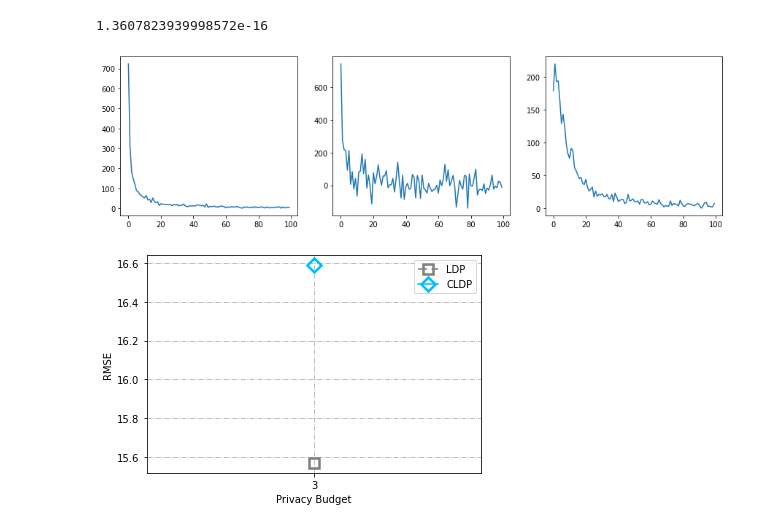
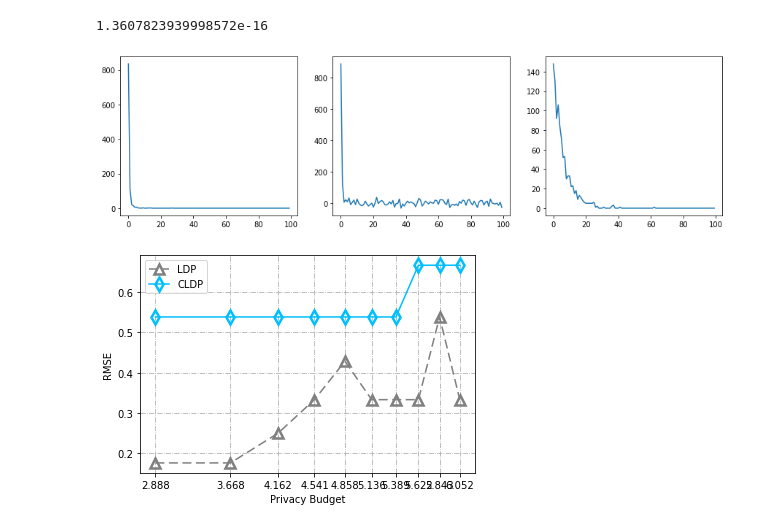
Before and after one commit to forestdwelling/ldp, a Jupyter notebook: cldp.ipynb, the cells around one changed output. Saved outputs shown, nothing was run; the diff lists cells and outputs as text; code cells hidden in the pictures.

```diff
--- a/cldp.ipynb
+++ b/cldp.ipynb
@@ -18,7 +18,7 @@ def gauss(m, var, d, n):
 d = 100
 n = 1000
 
-data = zipf(1.1, d, n)
+data = zipf(3.1, d, n)
 # data = gauss(d/2, d/10, d, n)
 freq = np.zeros(d)
 for item in data:
@@ -94,7 +94,7 @@ def OLH(data, d, epsilon):
     return (g*aggregated_data - len(data))/(p*g - 1)
 
 alpha = 0.1/30
-epsilon = 1.6316026449203491
+epsilon = 2.8878509221029987
 
 oue_freq = OUE(data, d, epsilon)
 em_freq = EM(data, d, alpha, dist_mat)
@@ -109,41 +109,47 @@ plt.plot(em_freq)
 
 plt.show()
 # %% [output]
-[figure, old version]
+[figure, new version]
 # %%
 def MAE(freq, est_freq):
     return (abs(freq - est_freq)).mean()
 def MRE(freq, est_freq):
-    return (abs(np.dot(freq, np.arange(d)) - np.dot(est_freq, np.arange(d))))/(np.dot(freq, np.arange(d)) + np.finfo(np.float32).eps)
-def jaccard_index(freq, est_freq, k):
+    return ((abs(freq/freq.sum() - est_freq/est_freq.sum()))/(freq/freq.sum() + np.finfo(np.float32).eps)).mean()
+def AvRE(freq, est_freq, k):
+    return ((abs(freq - est_freq))/(freq + np.finfo(np.float32).eps)).sum()/k
+def JS(freq, est_freq, k):
     top_k = np.argpartition(-freq, k)[:k]
     est_top_k = np.argpartition(-est_freq, k)[:k]
     return len(np.intersect1d(top_k, est_top_k))/len(np.union1d(top_k, est_top_k))
 def MSE(freq, est_freq):
     return (np.square(freq - est_freq)).mean()
 def RMSE(freq, est_freq):
     return np.sqrt((np.square(freq - est_freq)).mean())
 
-epsilon_range = [6.052]
-alpha_range = [0.00333333]
+epsilon_range = [2.8878509221029987, 3.6677995786132715, 4.162367720567402, 4.541438486636009, 4.858234518280974, 5.1364447047475075, 5.388687106873203, 5.622475240154747, 5.842637391209137, 6.05245266754851]
+alpha_range = np.arange(0.1/30, 1.1/30, 0.1/30)
 
-ldp_util = []
-cldp_util = []
+ldp_rmse_util = []
+cldp_rmse_util = []
+ldp_js_util = []
+cldp_js_util = []
 for alpha, epsilon in zip(alpha_range, epsilon_range):
-    oue_freq = OUE(data, d, epsilon)
+    oue_freq = OLH(data, d, epsilon)
     em_freq = EM(data, d, alpha, dist_mat)
-    ldp_util.append(RMSE(oue_freq, freq))
-    cldp_util.append(RMSE(em_freq, freq))
-    # ldp_util.append(jaccard_index(oue_freq, freq, 10))
-    # cldp_util.append(jaccard_index(em_freq, freq, 10))
+    # ldp_rmse_util.append(RMSE(oue_freq, freq))
+    # cldp_rmse_util.append(RMSE(em_freq, freq))
+    ldp_js_util.append(JS(oue_freq, freq, 10))
+    cldp_js_util.append(JS(em_freq, freq, 10))
 x = epsilon_range
-plt.plot(x, ldp_util, 's--', markersize=10, markerfacecolor='none', markeredgewidth=2.5, label='LDP', color='grey', dashes=[6, 3])
-plt.plot(x, cldp_util, 'D-', markersize=10, markerfacecolor='none', markeredgewidth=2.5, label='CLDP', color='deepskyblue')
+# plt.plot(x, ldp_rmse_util, 's--', markersize=10, markerfacecolor='none', markeredgewidth=2.5, label='LDP', color='grey', dashes=[6, 3])
+# plt.plot(x, cldp_rmse_util, 'D-', markersize=10, markerfacecolor='none', markeredgewidth=2.5, label='CLDP', color='deepskyblue')
+plt.plot(x, ldp_js_util, '^--', markersize=10, markerfacecolor='none', markeredgewidth=2.5, label='LDP', color='grey', dashes=[6, 3])
+plt.plot(x, cldp_js_util, 'd-', markersize=10, markerfacecolor='none', markeredgewidth=2.5, label='CLDP', color='deepskyblue')
 plt.xticks(x)
 plt.xlabel('Privacy Budget')
 plt.ylabel('RMSE')
 plt.legend()
 plt.grid(linestyle='-.')
 plt.show()
 # %% [output]
-[figure, old version]
+[figure, new version]
```
Also changed, not shown: parts of 1 cell of this notebook, 16 other files.
